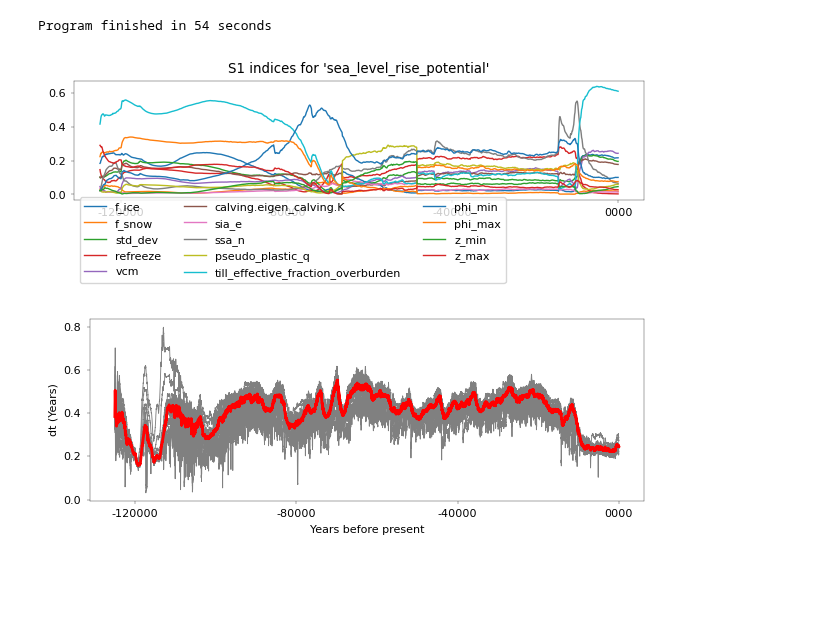
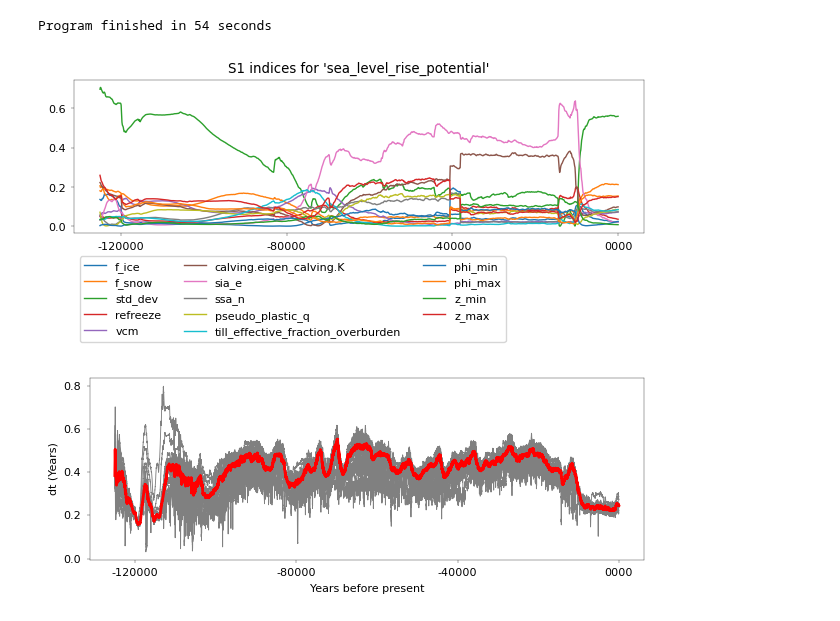
Before and after one commit to pism/pism-greenland, a Jupyter notebook: paleo/analyze_paleo_scalars.ipynb, the cells around one changed output. Drawn from its saved outputs; the diff is of its cells as text; code cells hidden in the pictures; blank space fills up the shorter version.

```diff
--- a/paleo/analyze_paleo_scalars.ipynb
+++ b/paleo/analyze_paleo_scalars.ipynb
@@ -38,5 +44,18 @@ processed_files = sorted(glob(os.path.join(processed_path, f"""ts_gris_ext_g{gri
 # %%
-ds = xr.open_mfdataset(processed_files, combine="nested", concat_dim="id", parallel=True)
+def preprocess_nc(ds):
+    m_id_re = re.search("id_(.+?)_", ds.encoding["source"])
+    ds.expand_dims("id")
+    assert m_id_re is not None
+    m_id: Union[str, int]
+    try:
+        m_id = int(m_id_re.group(1))
+    except:
+        m_id = str(m_id_re.group(1))
+    ds["id"] = m_id
+    return ds.mean("nv")
+# %%
+ds = xr.open_mfdataset(processed_files, preprocess=preprocess_nc, combine="nested", concat_dim="id", parallel=True)
+ds_df = ds.to_dask_dataframe()
 # %%
 fontsize = 8
 lw = 0.65
@@ -74,16 +93,18 @@ fig.savefig(os.path.join(fig_dir, f"{plot_var}_paleo-ensemble-{grid}m.pdf"))
 # %%
+sa_ens_ds = ds["sea_level_rise_potential"].resample(time="100AS").mean()
 
-
-# with xr.open_mfdataset(processed_files, combine="nested", concat_dim="id", join="inner", parallel=True) as ds:
-#     print(ds)
-
-ens = ds["sea_level_rise_potential"].resample(time="100AS").mean()
-ens_df = ens.to_dataframe().reset_index().dropna()
+X_df = (
+    sa_ens_ds.to_dataframe()
+    .reset_index()
+    .dropna()
+    .sort_values(by=["time", "id"])
+    .reset_index(drop=True)
+)
 # %%
 uq_file = "../uncertainty_quantification/gris_paleo_climate-calving_w_posterior_lhs_20.csv"
 uq_df = pd.read_csv(uq_file)
 # %%
-sa_df = sensitivity_analysis(ens_df, ensemble_file=uq_file, n_jobs=40, calc_variables=["sea_level_rise_potential"])
+sa_df = sensitivity_analysis(X_df, ensemble_file=uq_file, n_jobs=n_jobs, calc_variables=["sea_level_rise_potential"])
 # %% [output]
 -------------------------------------------
 Program finished in 54 seconds
@@ -94,35 +115,35 @@ Program finished in 54 seconds
         1,
         1,
         sharex="col",
-        figsize=[6.2, 4.6],
+        figsize=[6.2, 5.6],
     )
     fig.subplots_adjust(bottom=0.0)
     for k, m_var in enumerate(["sea_level_rise_potential"]):
         m_df = sa_df[sa_df["Variable"] == m_var]
         p_df = m_df[m_df["Si"] == si].drop(columns=["Si", "Variable"]).set_index("Date")
         p_conf_df = m_df[m_df["Si"] == si + "_conf"].drop(columns=["Si"])
 
         [
             ax.plot(p_df.index, p_df[v], lw=1, label=v)
             for v in sa_df.drop(columns=["Si", "Variable", "Date"]).keys()
         ]
 
         # [
         #     ax.fill_between(
         #         ds.time,
         #         p_df[v].values - p_conf_df[v].values,
         #         p_df[v].values + p_conf_df[v].values,
         #         alpha=0.2,
         #         lw=0,
         #     )
         #     for v in sa_df.drop(columns=["Si", "Variable", "Date"]).keys()
         # ]
         lgd = ax.set_title(f"{si} indices for '{m_var}'")
     legend = ax.legend(loc="lower left", ncols=3, bbox_to_anchor=(0, -0.75))
     fig.tight_layout()
     fig.savefig(os.path.join(fig_dir, outfile))
 # %% [output]
-[figure, old version]
+[figure, new version]
 # %%
 plot_var = "dt"
 runmean_100a_ds = ds.rolling(time=100, center=True).mean()
@@ -136,7 +157,7 @@ ax.set_xlabel("Years before present")
 fig.tight_layout()
 fig.savefig(f"{plot_var}_paleo-ensemble-12km.pdf")
 # %% [output]
-[figure, old version]
+[figure, new version]
 # %%
 process_groups = {"Surface": ["f_ice", "f_snow", "std_dev", "refreeze"],
                  "Calving": ["vcm", "calving.eigen_calving.K"],
```
Also changed, not shown: parts of 19 cells of this notebook, 2 other files.
